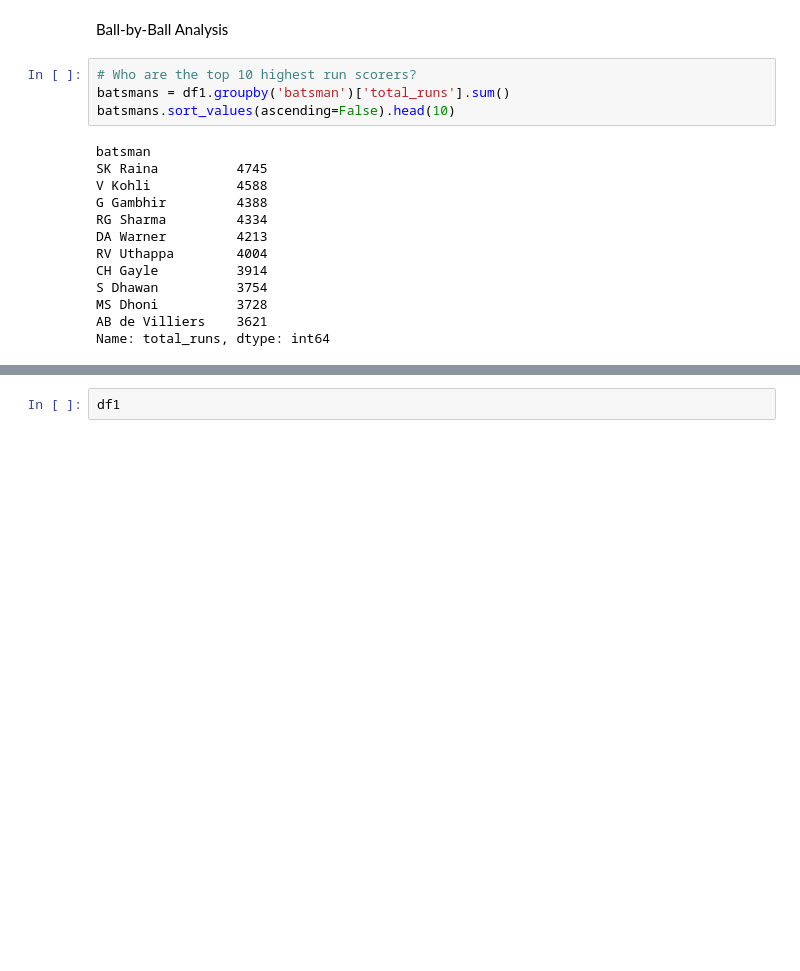
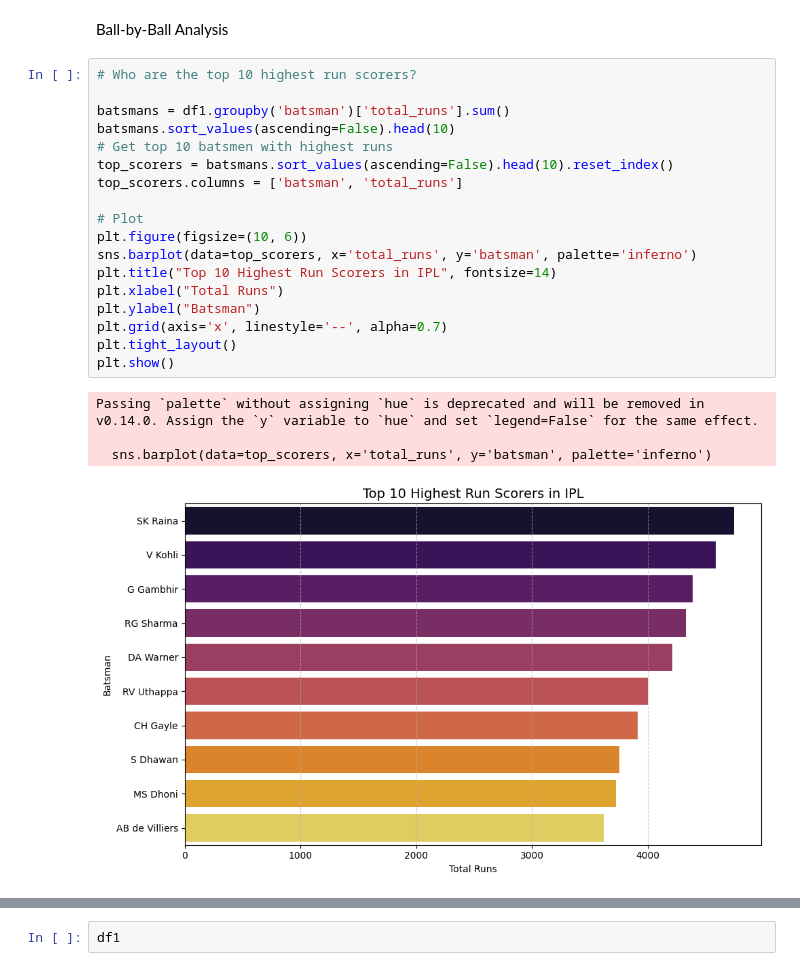
Before and after one commit to YuvanVarshith/Indian_Premier_League_dateset, a Jupyter notebook: notebooks/ipl_eda_analysis.ipynb, the cells around one changed output, grey strips where cells are left out. Saved outputs shown, nothing was run; the diff lists cells and outputs as text; blank space fills up the shorter version.

```diff
--- a/notebooks/ipl_eda_analysis.ipynb
+++ b/notebooks/ipl_eda_analysis.ipynb
@@ -203,21 +203,27 @@ plt.show()
 Ball-by-Ball Analysis
 # %%
 # Who are the top 10 highest run scorers?
+
 batsmans = df1.groupby('batsman')['total_runs'].sum()
 batsmans.sort_values(ascending=False).head(10)
+# Get top 10 batsmen with highest runs
+top_scorers = batsmans.sort_values(ascending=False).head(10).reset_index()
+top_scorers.columns = ['batsman', 'total_runs']
+
+# Plot
+plt.figure(figsize=(10, 6))
+sns.barplot(data=top_scorers, x='total_runs', y='batsman', palette='inferno')
+plt.title("Top 10 Highest Run Scorers in IPL", fontsize=14)
+plt.xlabel("Total Runs")
+plt.ylabel("Batsman")
+plt.grid(axis='x', linestyle='--', alpha=0.7)
+plt.tight_layout()
+plt.show()
 # %% [output]
-batsman
-SK Raina          4745
-V Kohli           4588
-G Gambhir         4388
-RG Sharma         4334
-DA Warner         4213
-RV Uthappa        4004
-CH Gayle          3914
-S Dhawan          3754
-MS Dhoni          3728
-AB de Villiers    3621
-Name: total_runs, dtype: int64
+Passing `palette` without assigning `hue` is deprecated and will be removed in v0.14.0. Assign the `y` variable to `hue` and set `legend=False` for the same effect.
+
+  sns.barplot(data=top_scorers, x='total_runs', y='batsman', palette='inferno')
+[figure, added]
 # %%
 # Which bowlers have taken the most wickets?
 
```
Also changed, not shown: parts of 4 cells of this notebook.
